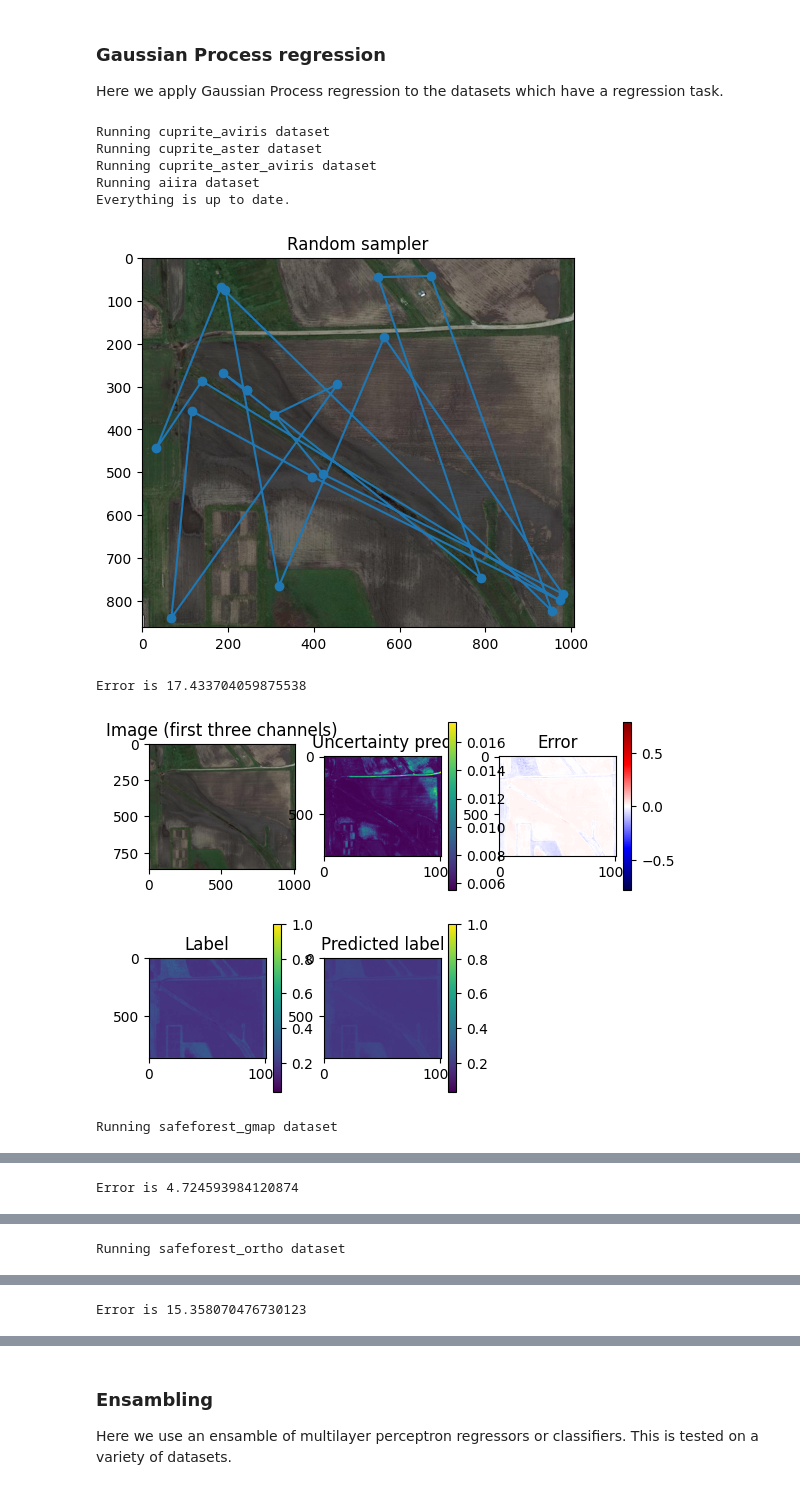
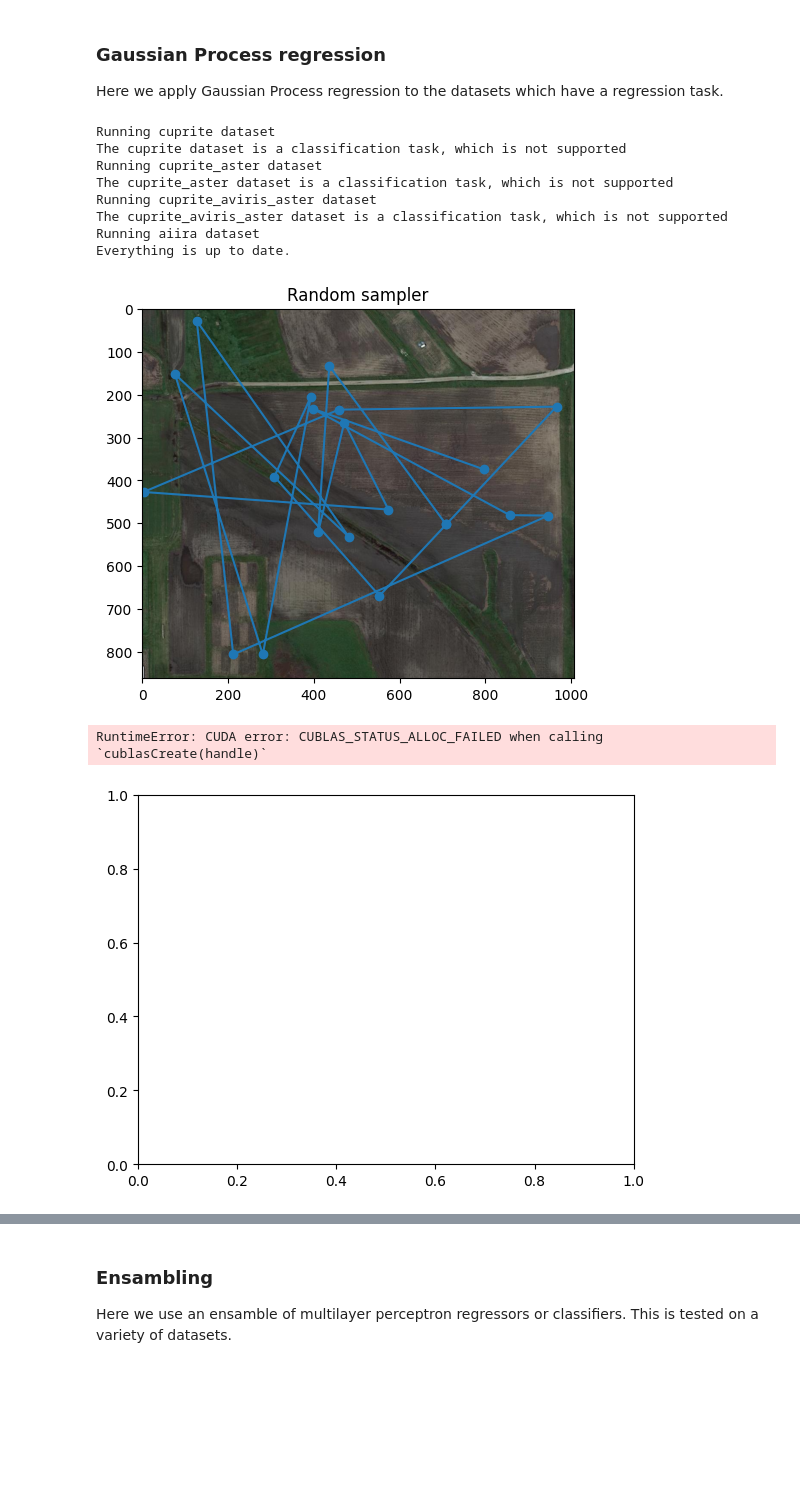
Before and after one commit to russelldj/informative-path-planning-toolkit, a Jupyter notebook: examples/uncertain_predictions.ipynb, the cells around one changed output, grey strips where cells are left out. Cells and saved outputs as stored; diff of their text form; code cells hidden in the pictures; blank space fills up the shorter version.

Commit message:
WIP GP classification

```diff
--- a/examples/uncertain_predictions.ipynb
+++ b/examples/uncertain_predictions.ipynb
@@ -26,37 +24,39 @@ for name, dataset_class in ALL_LABELED_DOMAIN_DATASETS.items():
         # Create the data manager
         data = dataset_class()
     except (RuntimeError, FileNotFoundError):
         continue
     # The gaussian process regressor does not support classification
     if data.is_classification_dataset():
         print(f"The {name} dataset is a classification task, which is not supported")
         continue
     # Define a gaussian process regression model
     # It will adapt to the number of features at runtim
-    gaussian_process = GaussianProcessRegression(device=device)
+    gaussian_process = GaussianProcessRegression()
     # Create a planner based on the data
     planner = RandomSamplingMaskedPlanner(data)
     # Create a predictor to generate predictions on this dataset
     predictor = UncertainMaskedLabeledImagePredictor(
         data, uncertain_prediction_model=gaussian_process, classification_task=False
     )
     # Get a random plan
     plan = planner.plan(20, vis=True)
     # Sample values from the environment
     values = data.sample_batch(plan)
     # Fit the model
     predictor.update_model(plan, values)
     # Generate predictions for both the label and the label unceratainty
     prediction = predictor.predict_values_and_uncertainty()
     # Visualize these predictions alongside the ground truth
     visualize_prediction(data, prediction)
 # %% [output]
-Running cuprite_aviris dataset
+Running cuprite dataset
+The cuprite dataset is a classification task, which is not supported
 Running cuprite_aster dataset
-Running cuprite_aster_aviris dataset
+The cuprite_aster dataset is a classification task, which is not supported
+Running cuprite_aviris_aster dataset
+The cuprite_aviris_aster dataset is a classification task, which is not supported
 Running aiira dataset
 Everything is up to date.
-[figure, old version]
+[figure, new version]
-Error is 17.433704059875538
+RuntimeError: CUDA error: CUBLAS_STATUS_ALLOC_FAILED when calling `cublasCreate(handle)`
-[figure, old version]
+[figure, new version]
-Running safeforest_gmap dataset
@@ -64 +62,0 @@ Running safeforest_gmap dataset
-Error is 4.724593984120874
@@ -66 +62,0 @@ Error is 4.724593984120874
-Running safeforest_ortho dataset
@@ -68 +62,0 @@ Running safeforest_ortho dataset
-Error is 15.358070476730123
```
Also changed, not shown: parts of 2 cells of this notebook, 9 other files.
